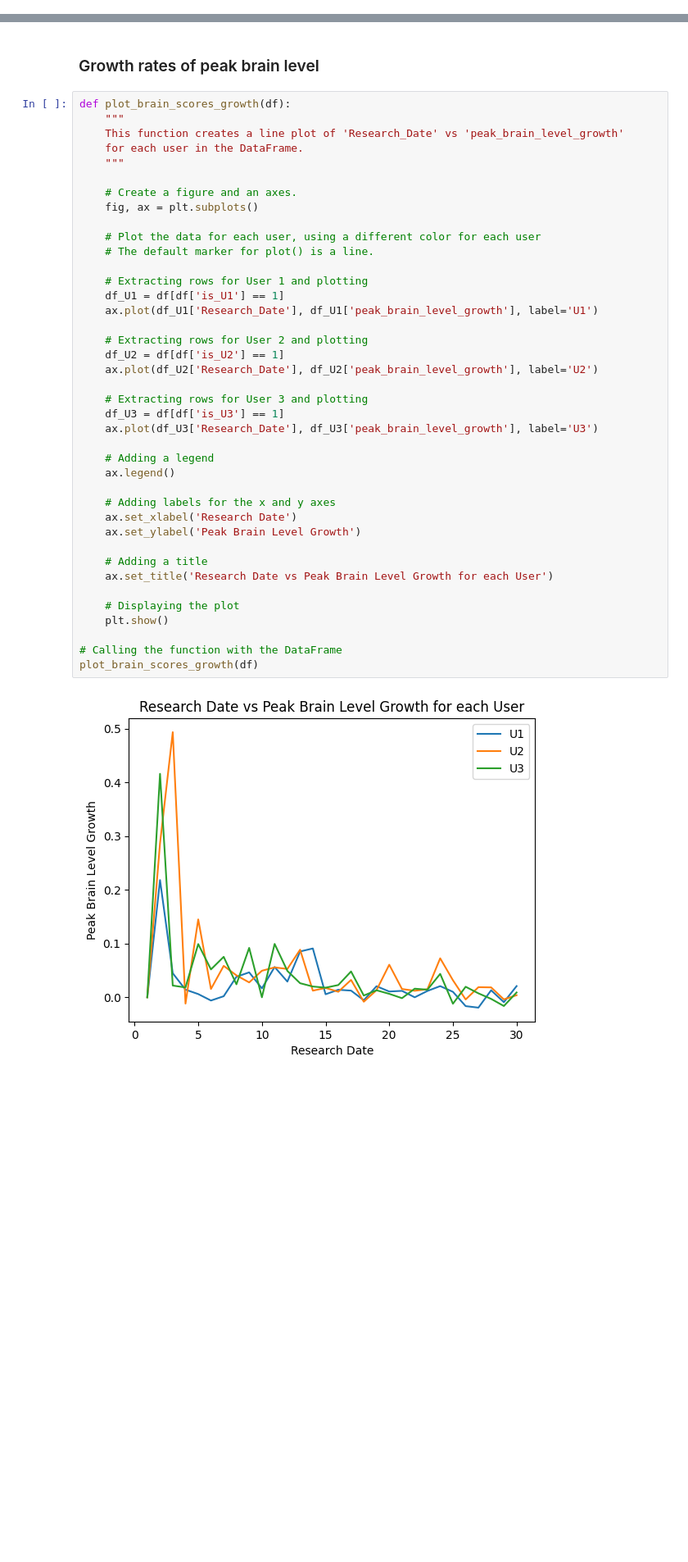
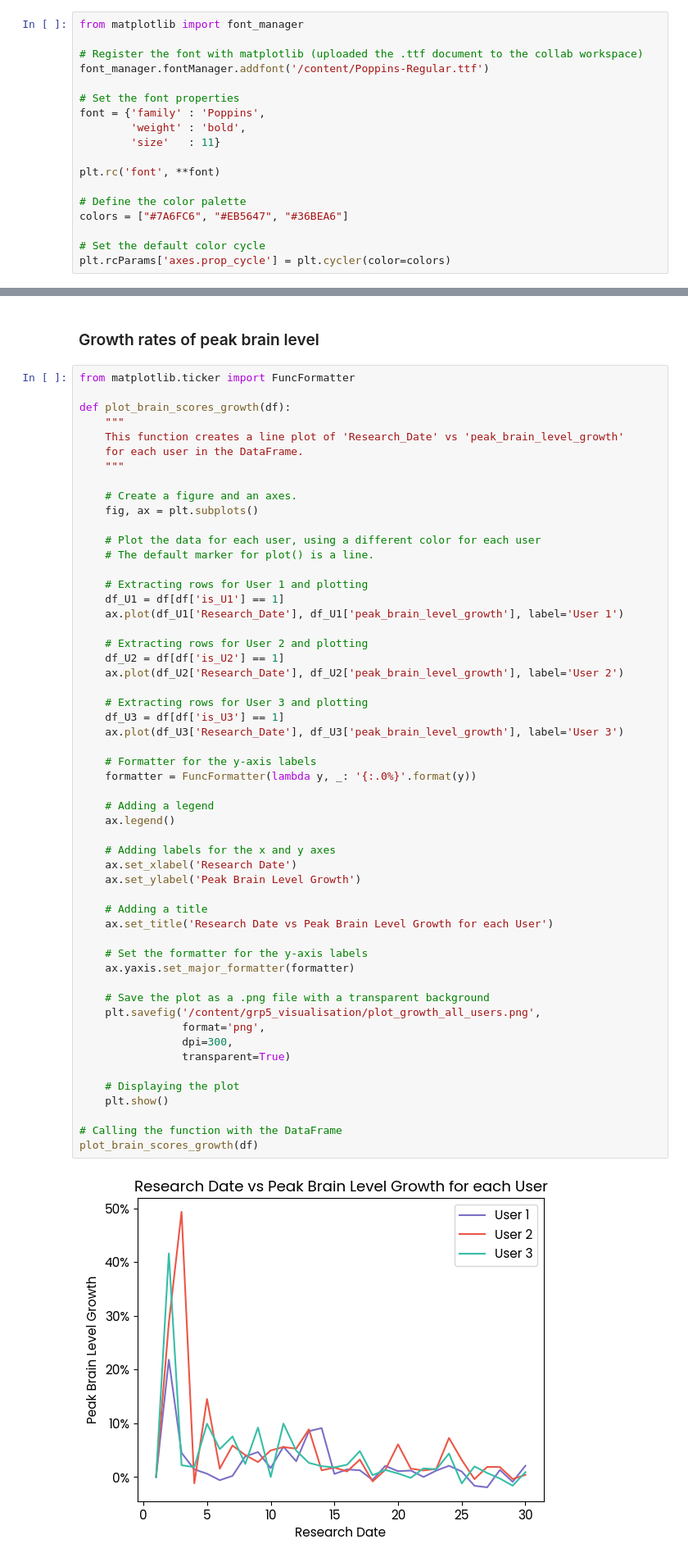
Before and after one commit to WGaitanidis/Grp5_Data_Analysis_Visualisation, a Jupyter notebook: Grp5_Data_Analysis_Sleep_Cognitive_Abilities.ipynb, the cells around one changed output, grey strips where cells are left out. Shown at 82% size. Saved outputs shown, nothing was run; the diff lists cells and outputs as text; blank space fills up the shorter version.

```diff
--- a/Grp5_Data_Analysis_Sleep_Cognitive_Abilities.ipynb
+++ b/Grp5_Data_Analysis_Sleep_Cognitive_Abilities.ipynb
@@ -161,0 +162,18 @@ df
+# %%
+from matplotlib import font_manager
+
+# Register the font with matplotlib (uploaded the .ttf document to the collab workspace)
+font_manager.fontManager.addfont('/content/Poppins-Regular.ttf')
+
+# Set the font properties
+font = {'family' : 'Poppins',
+        'weight' : 'bold',
+        'size'   : 11}
+
+plt.rc('font', **font)
+
+# Define the color palette
+colors = ["#7A6FC6", "#EB5647", "#36BEA6"]
+
+# Set the default color cycle
+plt.rcParams['axes.prop_cycle'] = plt.cycler(color=colors)
@@ -263,6 +294,8 @@ create_plots_per_user(df)
 # %% [markdown]
 ### Growth rates of peak brain level
 # %%
+from matplotlib.ticker import FuncFormatter
+
 def plot_brain_scores_growth(df):
     """
     This function creates a line plot of 'Research_Date' vs 'peak_brain_level_growth'
@@ -273,37 +306,49 @@ def plot_brain_scores_growth(df):
     fig, ax = plt.subplots()
 
     # Plot the data for each user, using a different color for each user
     # The default marker for plot() is a line.
 
     # Extracting rows for User 1 and plotting
     df_U1 = df[df['is_U1'] == 1]
-    ax.plot(df_U1['Research_Date'], df_U1['peak_brain_level_growth'], label='U1')
+    ax.plot(df_U1['Research_Date'], df_U1['peak_brain_level_growth'], label='User 1')
 
     # Extracting rows for User 2 and plotting
     df_U2 = df[df['is_U2'] == 1]
-    ax.plot(df_U2['Research_Date'], df_U2['peak_brain_level_growth'], label='U2')
+    ax.plot(df_U2['Research_Date'], df_U2['peak_brain_level_growth'], label='User 2')
 
     # Extracting rows for User 3 and plotting
     df_U3 = df[df['is_U3'] == 1]
-    ax.plot(df_U3['Research_Date'], df_U3['peak_brain_level_growth'], label='U3')
+    ax.plot(df_U3['Research_Date'], df_U3['peak_brain_level_growth'], label='User 3')
+
+    # Formatter for the y-axis labels
+    formatter = FuncFormatter(lambda y, _: '{:.0%}'.format(y))
 
     # Adding a legend
     ax.legend()
 
     # Adding labels for the x and y axes
     ax.set_xlabel('Research Date')
     ax.set_ylabel('Peak Brain Level Growth')
 
     # Adding a title
     ax.set_title('Research Date vs Peak Brain Level Growth for each User')
 
+    # Set the formatter for the y-axis labels
+    ax.yaxis.set_major_formatter(formatter)
+
+    # Save the plot as a .png file with a transparent background
+    plt.savefig('/content/grp5_visualisation/plot_growth_all_users.png',
+                format='png',
+                dpi=300,
+                transparent=True)
+
     # Displaying the plot
     plt.show()
 
 # Calling the function with the DataFrame
 plot_brain_scores_growth(df)
 # %% [output]
-[figure, old version]
+[figure, new version]
 # %% [markdown]
 ### Growth rates of each category
 # %%
```
Also changed, not shown: parts of 13 cells of this notebook.
